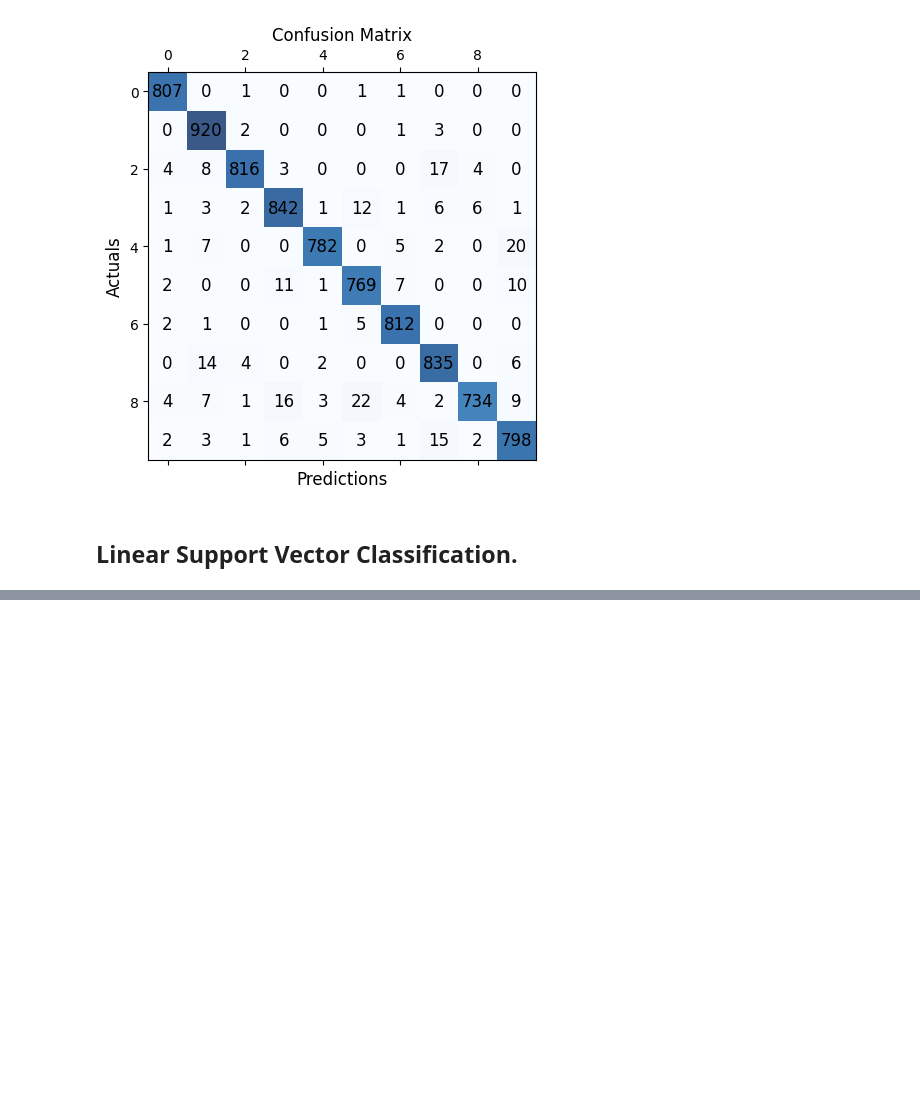
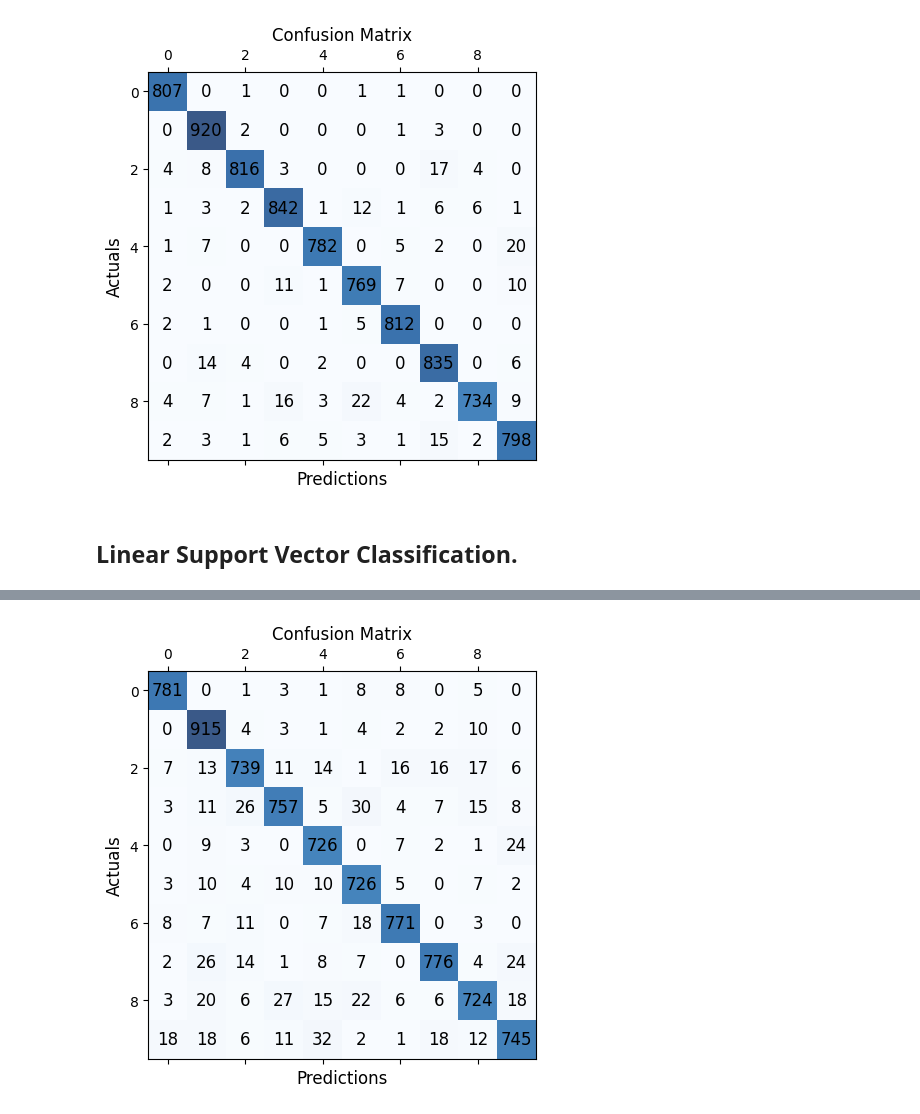
Before and after one commit to armadrigal/Proyectos-ML-Kaggle, a Jupyter notebook: Digit Recognizer/Digit Recognizer sklearn different models.ipynb, the cells around one changed output, grey strips where cells are left out. Drawn from its saved outputs; the diff is of its cells as text; code cells hidden in the pictures; blank space fills up the shorter version.

Commit message:
se agregó modelo Nu-Support Vector Classification

```diff
--- a/Digit Recognizer/Digit Recognizer sklearn different models.ipynb
+++ b/Digit Recognizer/Digit Recognizer sklearn different models.ipynb
@@ -364,0 +388,3 @@ plot_confusion_matrix(y_test, y_pred)
+# %%
+model = NuSVC()
+model.fit(x_train, y_train)
@@ -364,0 +393,3 @@ plot_confusion_matrix(y_test, y_pred)
+# %%
+y_pred = model.predict(x_test)
+print(classification_report(y_test, y_pred))
@@ -364,0 +413,4 @@ plot_confusion_matrix(y_test, y_pred)
+# %%
+plot_confusion_matrix(y_test, y_pred)
+# %% [output]
+[figure, added]
```
Also changed, not shown: parts of 6 cells of this notebook.
